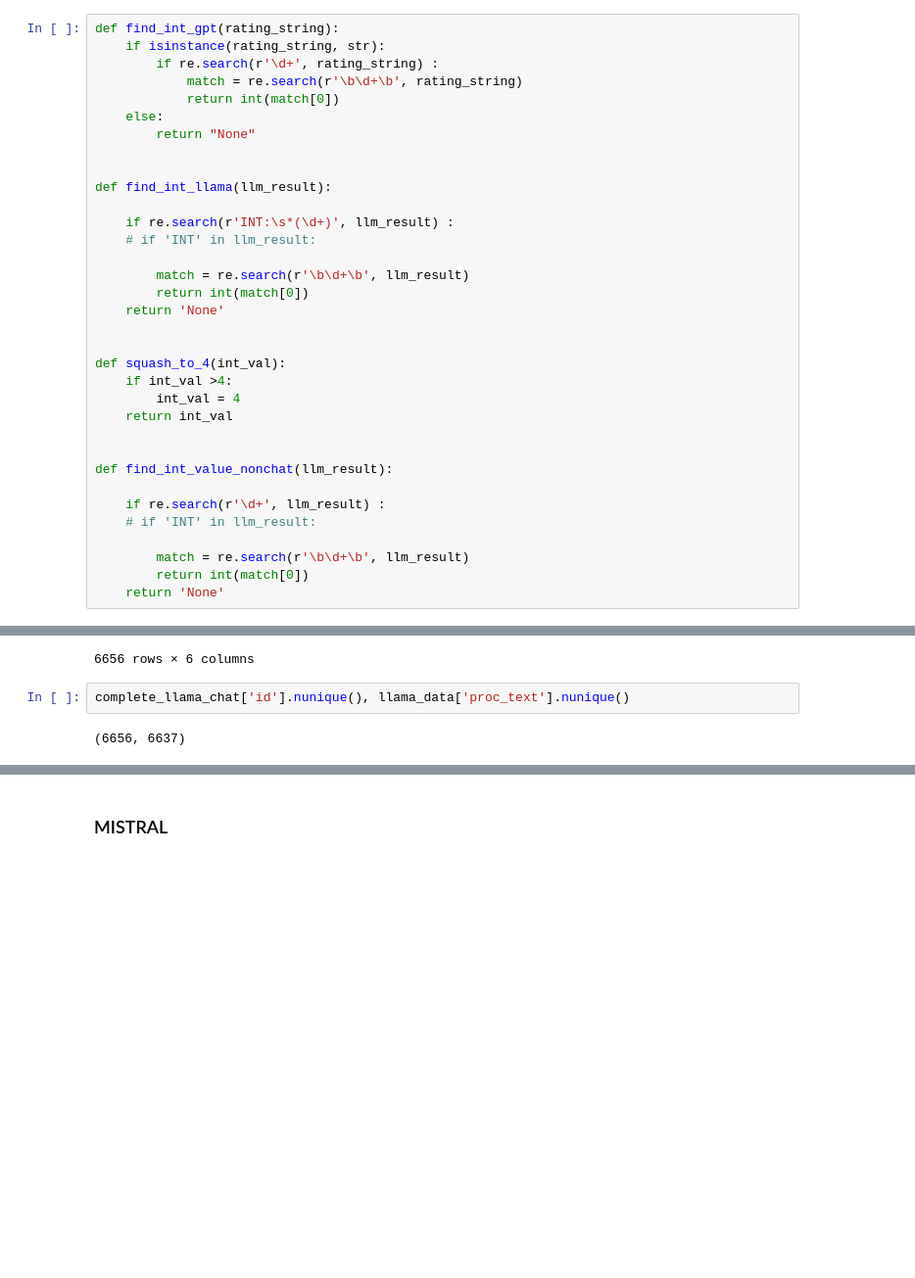
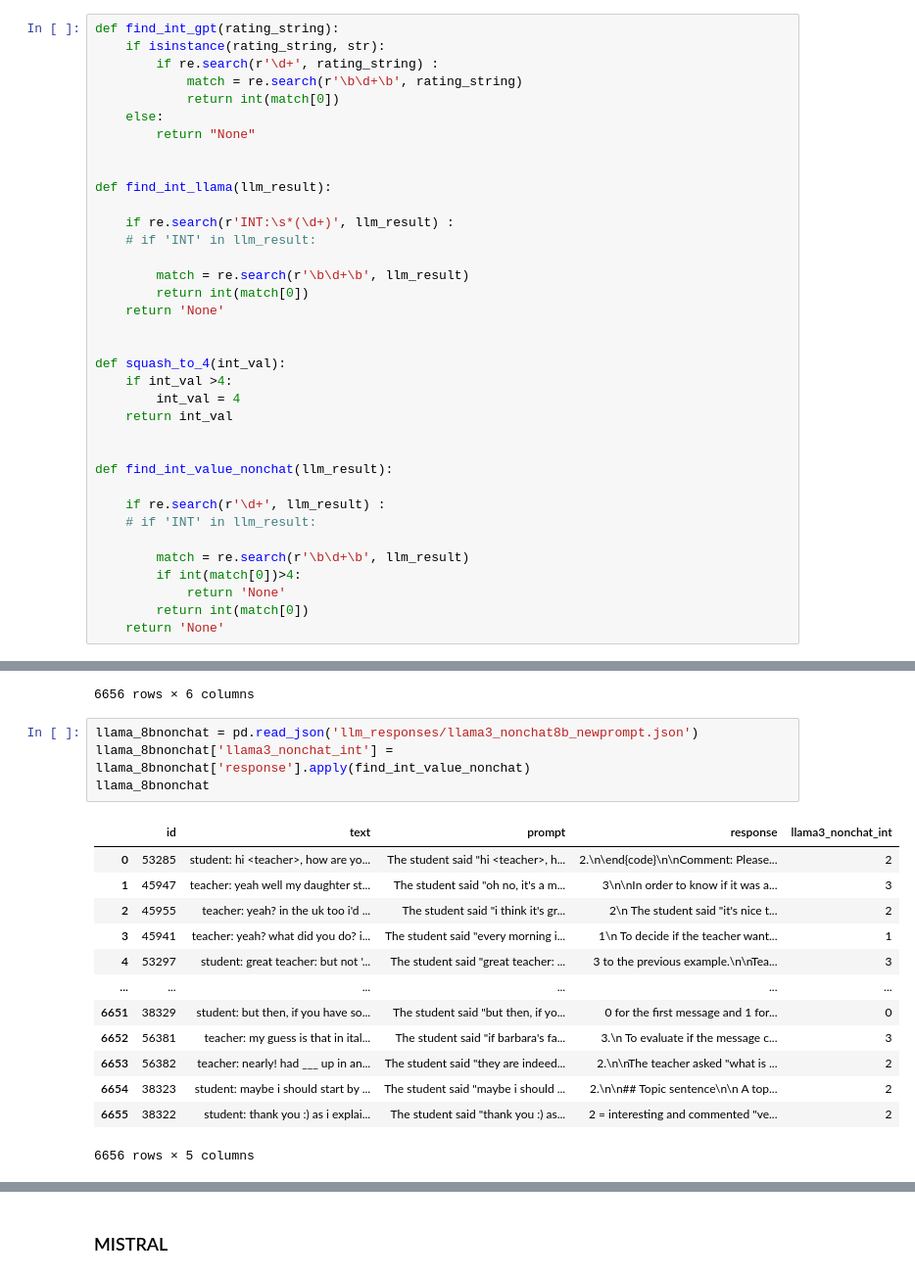
Before and after one commit to mahathi-p/Interest-in-humans-and-llms, a Jupyter notebook: collating_llm_responses.ipynb, the cells around one changed output, grey strips where cells are left out. Shown: that part at 98% size. Drawn from its saved outputs; the diff is of its cells as text; blank space fills up the shorter version.

```diff
--- a/collating_llm_responses.ipynb
+++ b/collating_llm_responses.ipynb
@@ -115,6 +115,8 @@ def find_int_value_nonchat(llm_result):
     # if 'INT' in llm_result:
 
         match = re.search(r'\b\d+\b', llm_result)
+        if int(match[0])>4:
+            return 'None'
         return int(match[0])
     return 'None'
 # %% [markdown]
@@ -248,7 +250,21 @@ complete_llama_chat
 | 6654 | 65709 | 166 | 1 | 3 | 0 | 1 |
 | 6655 | 65710 | 166 | 3 | 2 | 0 | 3 |
 6656 rows × 6 columns
-# %%
-complete_llama_chat['id'].nunique(), llama_data['proc_text'].nunique()
-# %% [output]
-(6656, 6637)
+# %%
+llama_8bnonchat = pd.read_json('llm_responses/llama3_nonchat8b_newprompt.json')
+llama_8bnonchat['llama3_nonchat_int'] = llama_8bnonchat['response'].apply(find_int_value_nonchat)
+llama_8bnonchat
+# %% [output]
+|  | id | text | prompt | response | llama3_nonchat_int |
+| 0 | 53285 | student: hi <teacher>, how are yo... | The student said "hi <teacher>, h... | 2.\n\end{code}\n\nComment: Please... | 2 |
+| 1 | 45947 | teacher: yeah well my daughter st... | The student said "oh no, it's a m... | 3\n\nIn order to know if it was a... | 3 |
+| 2 | 45955 | teacher: yeah? in the uk too i'd ... | The student said "i think it's gr... | 2\n The student said "it's nice t... | 2 |
+| 3 | 45941 | teacher: yeah? what did you do? i... | The student said "every morning i... | 1\n To decide if the teacher want... | 1 |
+| 4 | 53297 | student: great teacher: but not '... | The student said "great teacher: ... | 3 to the previous example.\n\nTea... | 3 |
+| ... | ... | ... | ... | ... | ... |
+| 6651 | 38329 | student: but then, if you have so... | The student said "but then, if yo... | 0 for the first message and 1 for... | 0 |
+| 6652 | 56381 | teacher: my guess is that in ital... | The student said "if barbara's fa... | 3.\n To evaluate if the message c... | 3 |
+| 6653 | 56382 | teacher: nearly! had ___ up in an... | The student said "they are indeed... | 2.\n\nThe teacher asked "what is ... | 2 |
+| 6654 | 38323 | student: maybe i should start by ... | The student said "maybe i should ... | 2.\n\n## Topic sentence\n\n A top... | 2 |
+| 6655 | 38322 | student: thank you :) as i explai... | The student said "thank you :) as... | 2 = interesting and commented "ve... | 2 |
+6656 rows × 5 columns
```
Also changed, not shown: parts of 10 cells of this notebook, 1 other file.
